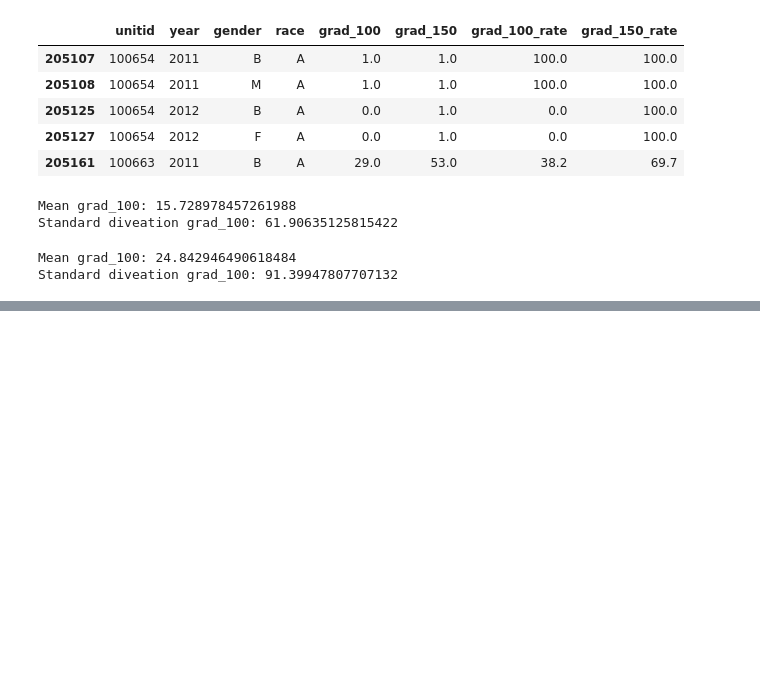
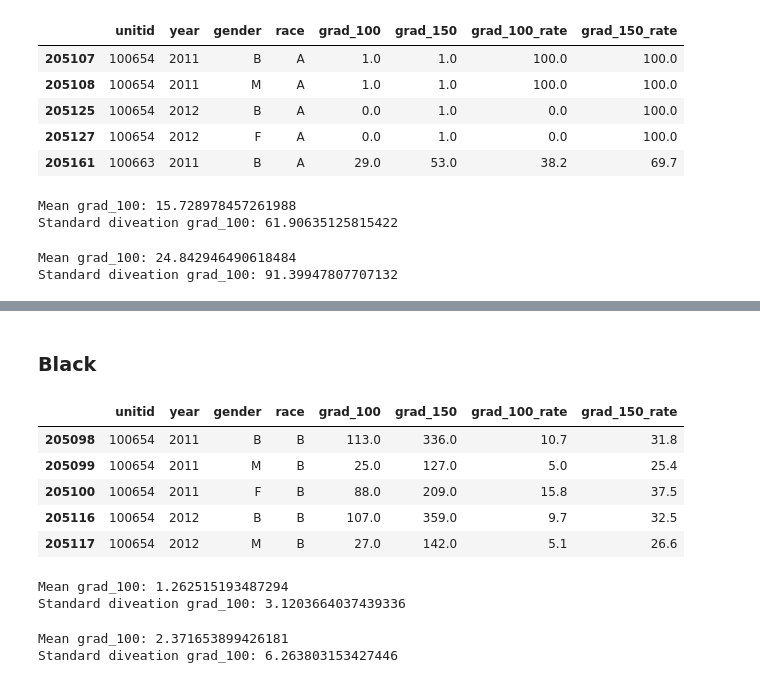
Before and after one commit to ezztherose/TIA-Scraping, a Jupyter notebook: notebooks/institution.ipynb, the cells around one changed output, grey strips where cells are left out. Cells and saved outputs as stored; diff of their text form; code cells hidden in the pictures; blank space fills up the shorter version.

```diff
--- a/notebooks/institution.ipynb
+++ b/notebooks/institution.ipynb
@@ -284,0 +314,28 @@ Standard diveation grad_100: 91.39947807707132
+# %% [markdown]
+### Black
+# %%
+black = df_clean.loc[df_clean['race'] == 'B'].copy()
+black.head()
+# %% [output]
+|  | unitid | year | gender | race | grad_100 | grad_150 | grad_100_rate | grad_150_rate |
+| 205098 | 100654 | 2011 | B | B | 113.0 | 336.0 | 10.7 | 31.8 |
+| 205099 | 100654 | 2011 | M | B | 25.0 | 127.0 | 5.0 | 25.4 |
+| 205100 | 100654 | 2011 | F | B | 88.0 | 209.0 | 15.8 | 37.5 |
+| 205116 | 100654 | 2012 | B | B | 107.0 | 359.0 | 9.7 | 32.5 |
+| 205117 | 100654 | 2012 | M | B | 27.0 | 142.0 | 5.1 | 26.6 |
+# %%
+black_100_m = american_indian['grad_100'].mean()
+black_100_std = american_indian['grad_100'].std()
+print(f'Mean grad_100: {black_100_m}')
+print(f'Standard diveation grad_100: {black_100_std}')
+# %% [output]
+Mean grad_100: 1.262515193487294
+Standard diveation grad_100: 3.1203664037439336
+# %%
+black_150_m = american_indian['grad_150'].mean()
+black_150_std = american_indian['grad_150'].std()
+print(f'Mean grad_100: {black_150_m}')
+print(f'Standard diveation grad_100: {black_150_std}')
+# %% [output]
+Mean grad_100: 2.371653899426181
+Standard diveation grad_100: 6.263803153427446
```
Also changed, not shown: parts of 9 cells of this notebook.
